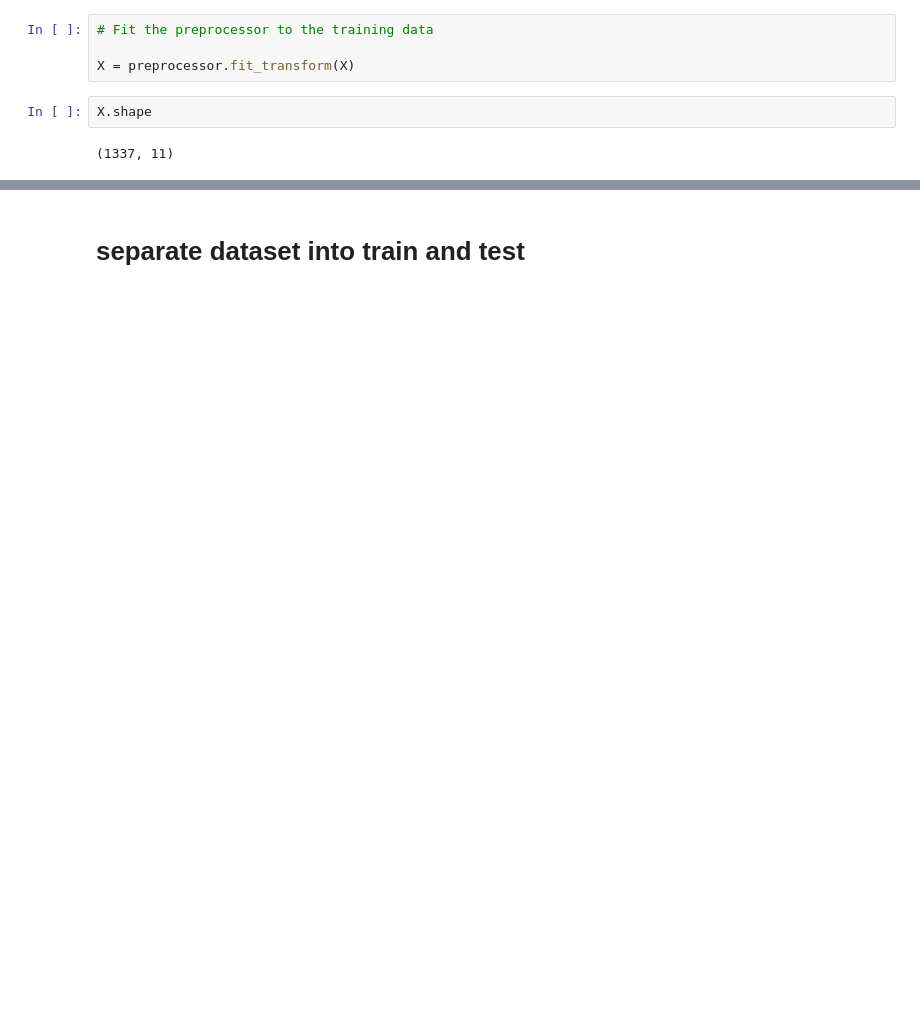
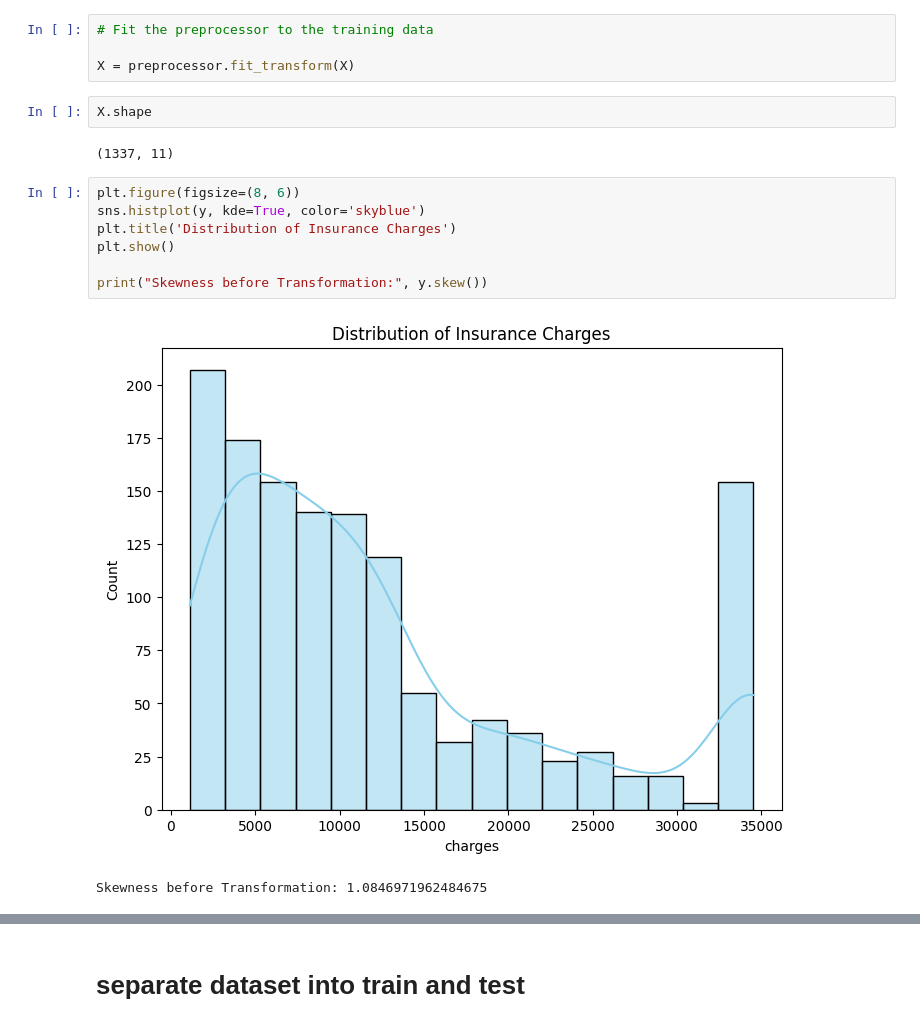
Before and after one commit to jadhavgaurav/Insurance-premium-prediction-using-Regression, a Jupyter notebook: 2. MODEL TRAINING.ipynb, the cells around one changed output, grey strips where cells are left out. Drawn from its saved outputs; the diff is of its cells as text; blank space fills up the shorter version.

```diff
--- a/2. MODEL TRAINING.ipynb
+++ b/2. MODEL TRAINING.ipynb
@@ -237,3 +274,13 @@ X = preprocessor.fit_transform(X)
 X.shape
 # %% [output]
 (1337, 11)
+# %%
+plt.figure(figsize=(8, 6))
+sns.histplot(y, kde=True, color='skyblue')
+plt.title('Distribution of Insurance Charges')
+plt.show()
+
+print("Skewness before Transformation:", y.skew())
+# %% [output]
+[figure, added]
+Skewness before Transformation: 1.0846971962484675
```
Also changed, not shown: parts of 27 cells of this notebook, 6 other files.
